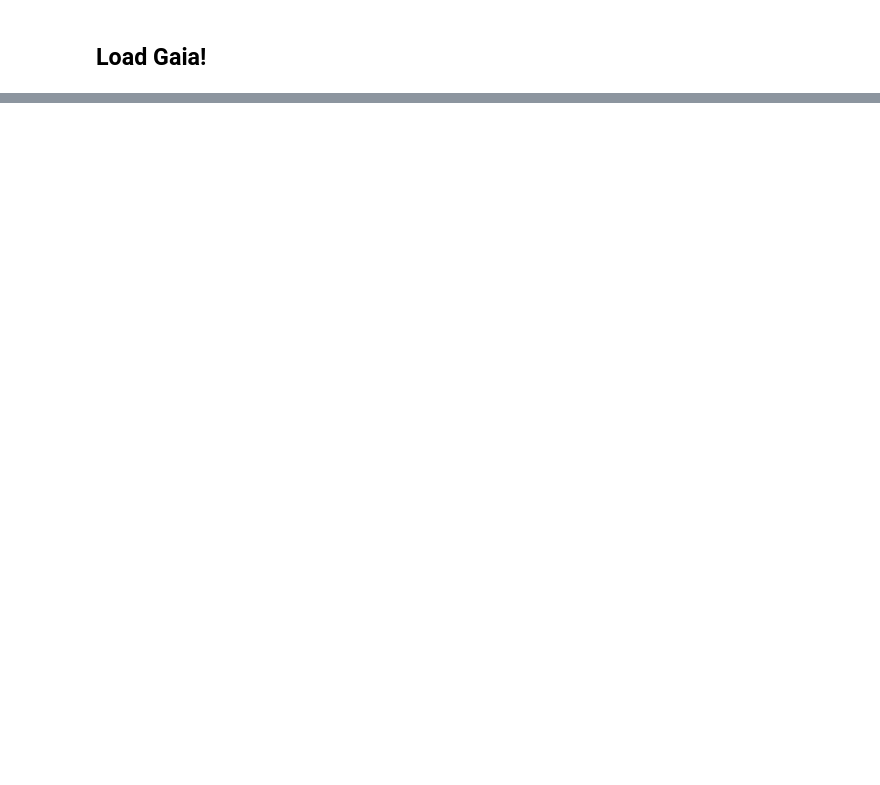
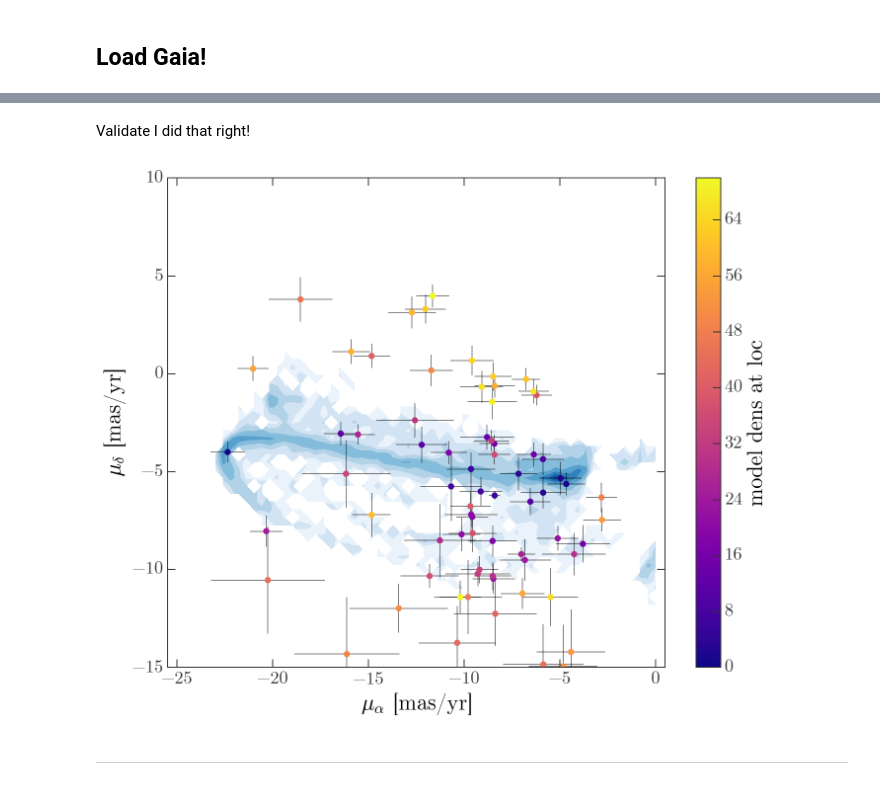
Before and after one commit to adrn/gaiadr1, a Jupyter notebook: notebooks/Ophiuchus.ipynb, the cells around one changed output, grey strips where cells are left out. Saved outputs shown, nothing was run; the diff lists cells and outputs as text; code cells hidden in the pictures; blank space fills up the shorter version.

```diff
--- a/notebooks/Ophiuchus.ipynb
+++ b/notebooks/Ophiuchus.ipynb
@@ -151,0 +237,13 @@ plt.tight_layout()
+# %%
+i = np.digitize(pm[0].value[idx], bins[0])
+j = np.digitize(pm[1].value[idx], bins[1])
+# %%
+model_dens = np.zeros(len(i))
+for k,a,b in zip(range(len(i)),i,j):
+    model_dens[k] = H[a,b]
+print(model_dens)
+
+filter_idx_nums, = np.where(idx)
+filter_idx_nums = filter_idx_nums[model_dens.argsort()[::-1]]
+model_dens = model_dens[model_dens.argsort()[::-1]]
+model_dens
@@ -151,0 +263,29 @@ plt.tight_layout()
+# %%
+sorted_targets_tgas = tgas[filter_idx_nums]
+assert len(sorted_targets_tgas) == len(filter_idx_nums) # uniqueness
+# %% [markdown]
+Validate I did that right!
+# %%
+plt.figure(figsize=(10,8))
+
+plt.contourf(np.log10(H).T, extent=[bins[0].min(),bins[0].max(),
+                                    bins[1].min(),bins[1].max()], cmap='Blues', zorder=-100)
+
+plt.errorbar(sorted_targets_tgas['pmra'], sorted_targets_tgas['pmdec'],
+             xerr=sorted_targets_tgas['pmra_error'], yerr=sorted_targets_tgas['pmdec_error'],
+             linestyle='none', alpha=0.5, marker=None, color='k', zorder=-1)
+
+plt.scatter(sorted_targets_tgas['pmra'], sorted_targets_tgas['pmdec'], s=40,
+            alpha=1., marker='o', c=range(len(model_dens)), cmap='plasma')
+
+plt.xlabel(r'$\mu_\alpha$ [mas/yr]')
+plt.ylabel(r'$\mu_\delta$ [mas/yr]')
+plt.xlim(bins[0].min()-0.5,bins[0].max()+0.5)
+plt.ylim(bins[1].min(),bins[1].max())
+
+cb = plt.colorbar()
+cb.set_label(r'model dens at loc')
+
+plt.tight_layout()
+# %% [output]
+[figure, added]
@@ -151,0 +294,2 @@ plt.tight_layout()
+# %% [markdown]
+---
```
Also changed, not shown: parts of 29 cells of this notebook, 4 other files.
